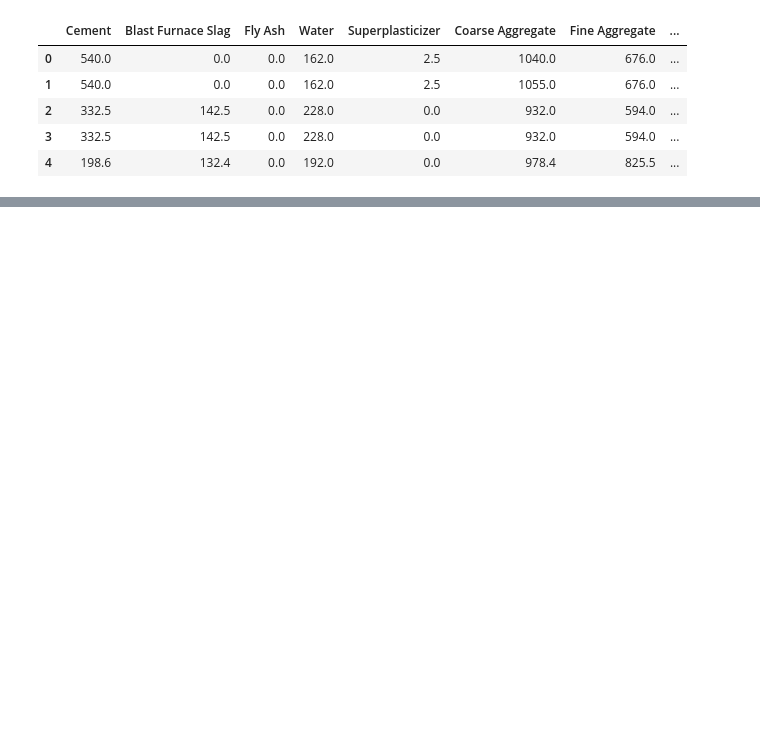
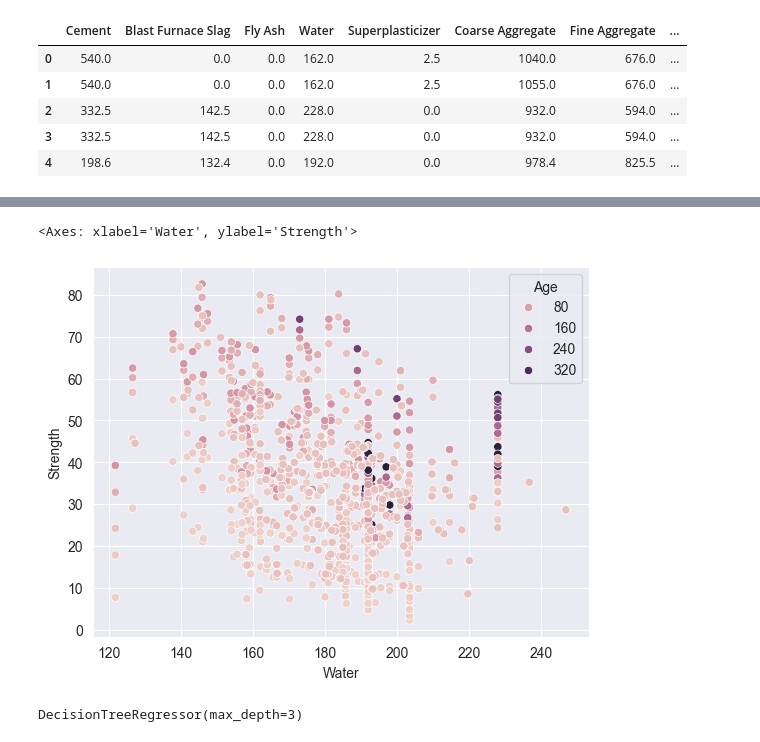
Before and after one commit to cveysel/KursDerslerim, a Jupyter notebook: MakineOgrenmesi/GradientBoostingRegressor.ipynb, the cells around one changed output, grey strips where cells are left out. Cells and saved outputs as stored; diff of their text form; code cells hidden in the pictures; blank space fills up the shorter version.

```diff
--- a/MakineOgrenmesi/GradientBoostingRegressor.ipynb
+++ b/MakineOgrenmesi/GradientBoostingRegressor.ipynb
@@ -18,0 +79,5 @@ df.head()
+# %%
+sns.scatterplot(data=df, x="Water", y="Strength", hue="Age")
+# %% [output]
+<Axes: xlabel='Water', ylabel='Strength'>
+[figure, added]
@@ -18,0 +92,6 @@ df.head()
+# %%
+#first weak learner
+tree_reg1 = DecisionTreeRegressor(max_depth=3)
+tree_reg1.fit(X_train, y_train)
+# %% [output]
+DecisionTreeRegressor(max_depth=3)
```
Also changed, not shown: parts of 24 cells of this notebook.
